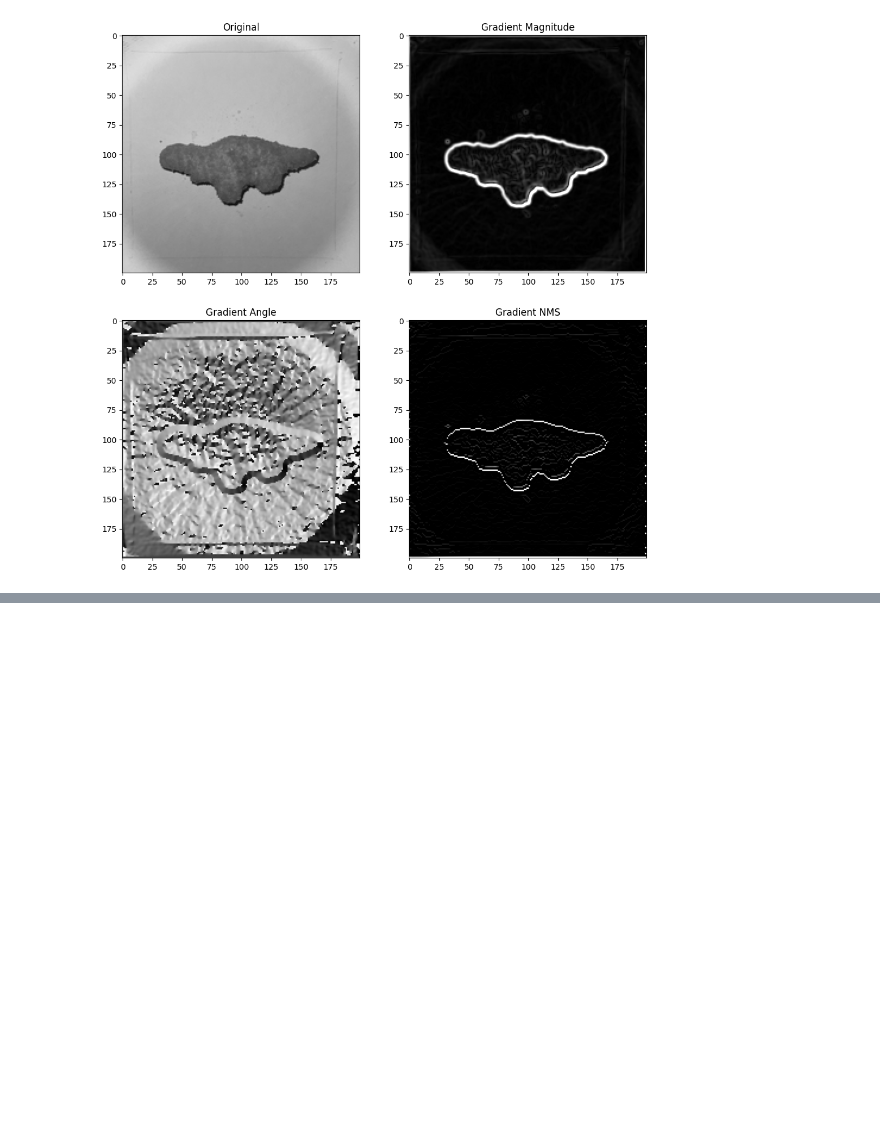
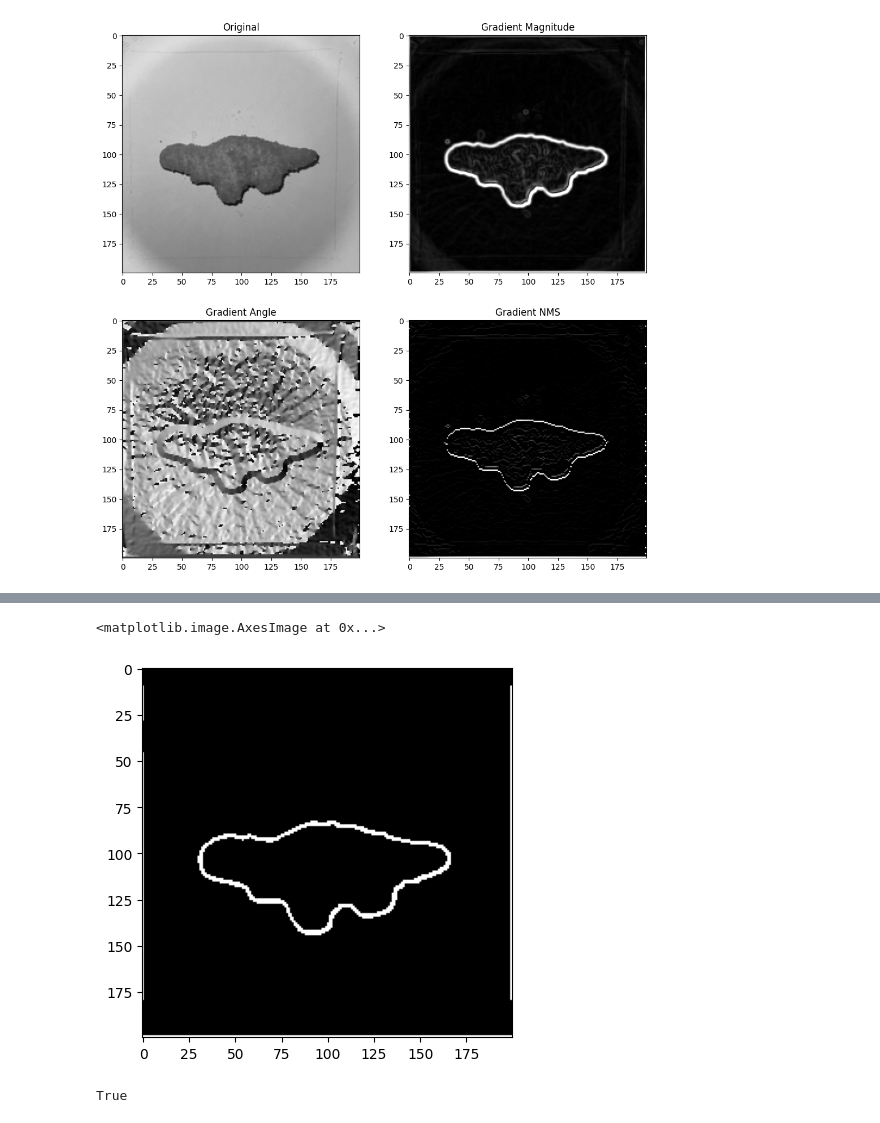
Before and after one commit to GarveyJLi/Dino-Nuggetology, a Jupyter notebook: edge_det_testing/edge_det.ipynb, the cells around one changed output, grey strips where cells are left out. Saved outputs shown, nothing was run; the diff lists cells and outputs as text; code cells hidden in the pictures; blank space fills up the shorter version.

```diff
--- a/edge_det_testing/edge_det.ipynb
+++ b/edge_det_testing/edge_det.ipynb
@@ -163,0 +236,13 @@ gmag[0][197]
+# %%
+binary_gmag[:][180:199] = False
+binary_gmag[:][0:10] = False
+binary_gmag[0:10][:] = False
+binary_gmag[180:199][:] = False
+plt.imshow(binary_gmag, cmap='gray', vmin=0, vmax=1)
+# %% [output]
+<matplotlib.image.AxesImage at 0x...>
+[figure, added]
+# %%
+binary_gmag[199][25]
+# %% [output]
+True
```
Also changed, not shown: parts of 5 cells of this notebook, 4 other files.
